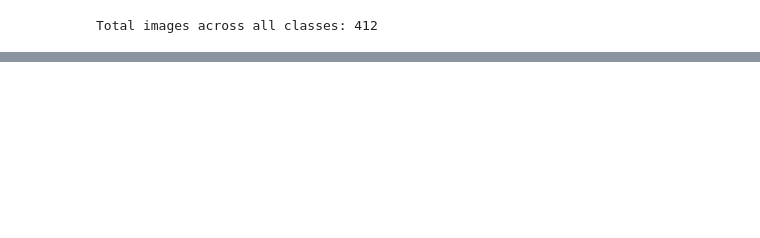
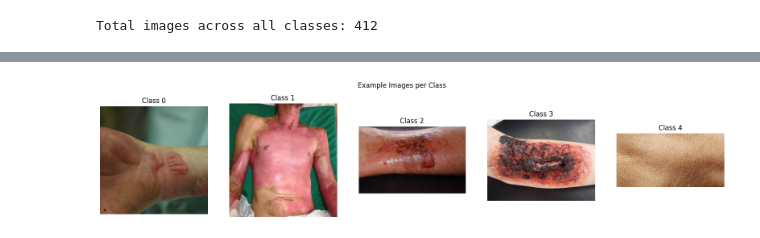
Before and after one commit to ksandeleon/automated-thermal-burn-severity-classifyer, a Jupyter notebook: real-train/eda.ipynb, the cells around one changed output, grey strips where cells are left out. Saved outputs shown, nothing was run; the diff lists cells and outputs as text; code cells hidden in the pictures; blank space fills up the shorter version.

Commit message:
almost starting to train again

```diff
--- a/real-train/eda.ipynb
+++ b/real-train/eda.ipynb
@@ -35,0 +37,23 @@ Class 3: 55 images
+# %%
+import matplotlib.pyplot as plt
+import os
+from PIL import Image
+
+# Show example images per class
+fig, axs = plt.subplots(1, 5, figsize=(20, 4))
+for idx, class_id in enumerate(['0', '1', '2', '3', '4']):
+    class_path = os.path.join(train_dir, class_id)
+    img_files = [f for f in os.listdir(class_path) if f.lower().endswith(('.jpg', '.jpeg', '.png'))]
+    if img_files:
+        img_path = os.path.join(class_path, img_files[0])
+        img = Image.open(img_path)
+        axs[idx].imshow(img)
+        axs[idx].set_title(f'Class {class_id}')
+        axs[idx].axis('off')
+    else:
+        axs[idx].set_title(f'Class {class_id}\n(No images)')
+        axs[idx].axis('off')
+plt.suptitle('Example Images per Class')
+plt.show()
+# %% [output]
+[figure, added]
```
Also changed, not shown: parts of 1 cell of this notebook, 2 other files.
